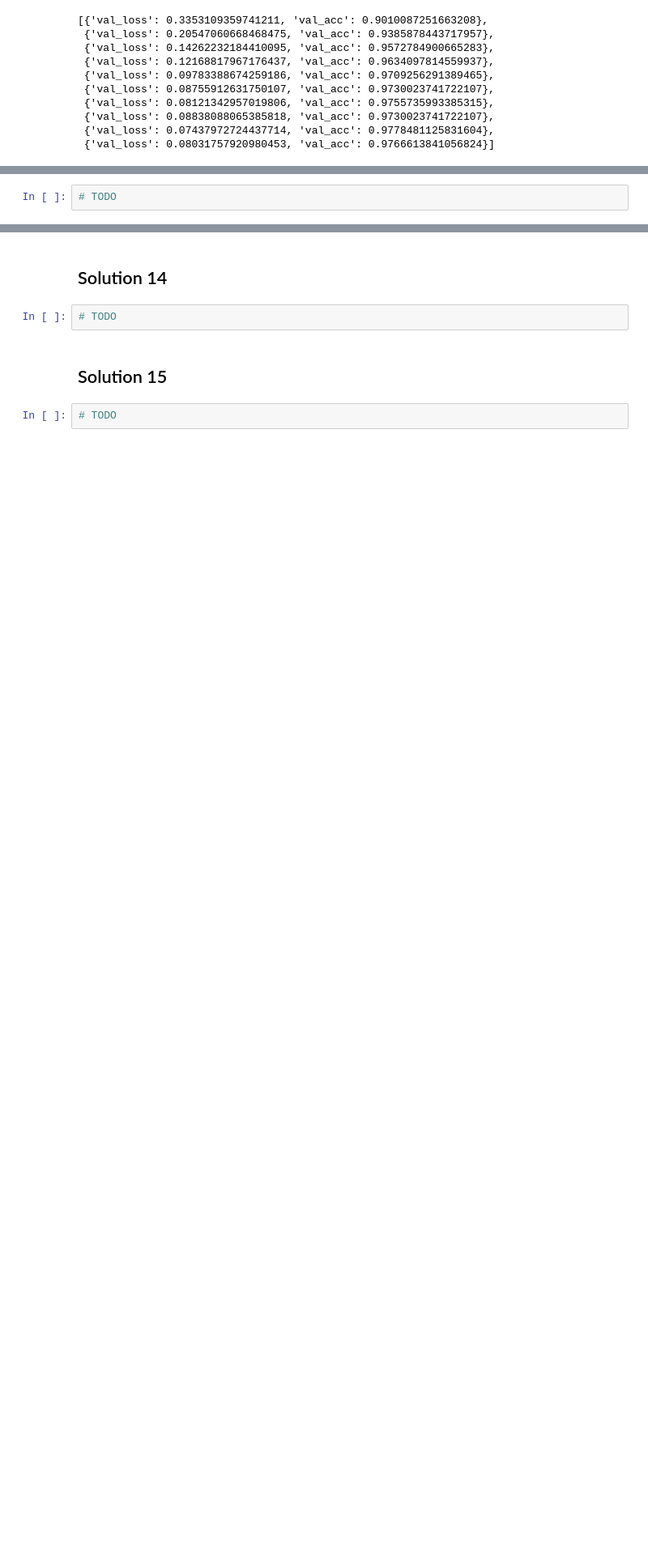
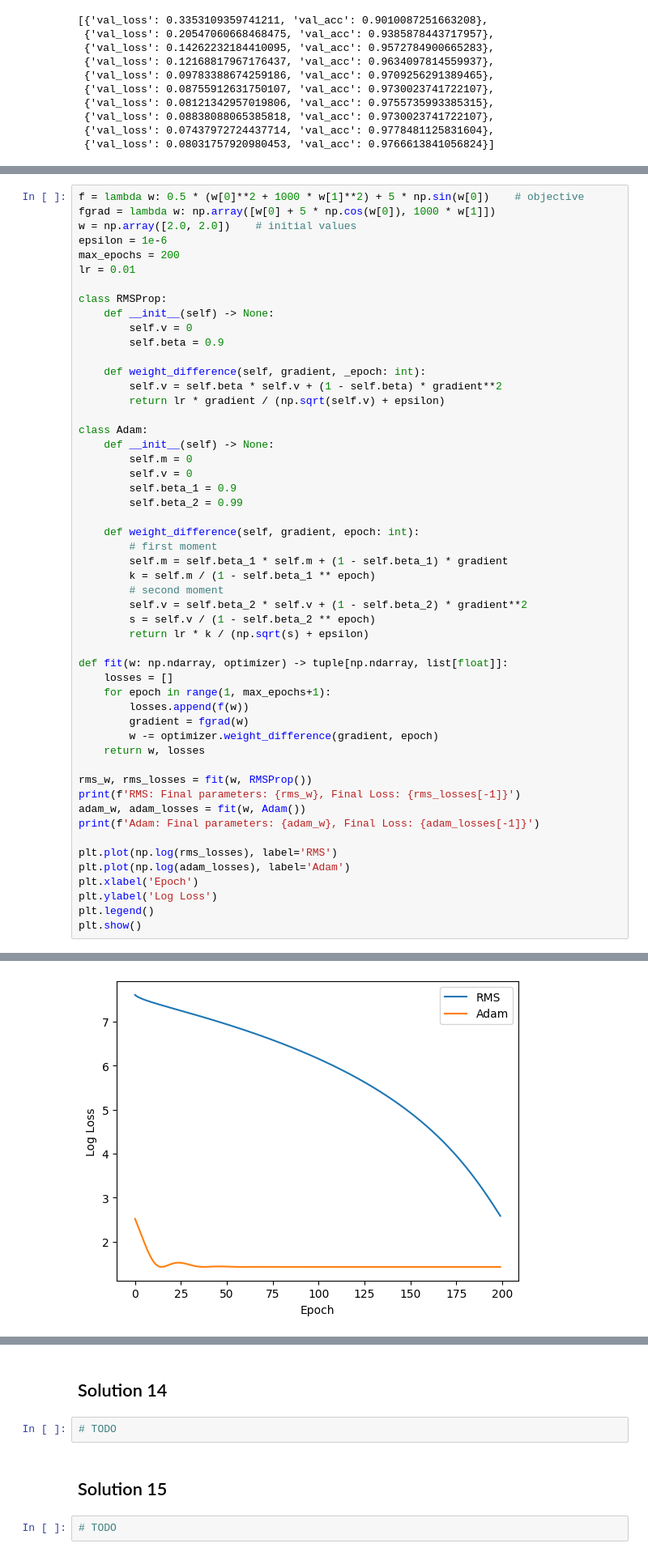
Before and after one commit to sohang3112/iit-madras-web-mtech-ai, a Jupyter notebook: trimester2/DA6401W_DeepLearning/assignments/solution_Assignment3.ipynb, the cells around one changed output, grey strips where cells are left out. Shown at 81% size. Saved outputs shown, nothing was run; the diff lists cells and outputs as text; blank space fills up the shorter version.

```diff
--- a/trimester2/DA6401W_DeepLearning/assignments/solution_Assignment3.ipynb
+++ b/trimester2/DA6401W_DeepLearning/assignments/solution_Assignment3.ipynb
@@ -154,2 +175,53 @@ for i in range(3):
 # %%
-# TODO
+f = lambda w: 0.5 * (w[0]**2 + 1000 * w[1]**2) + 5 * np.sin(w[0])    # objective
+fgrad = lambda w: np.array([w[0] + 5 * np.cos(w[0]), 1000 * w[1]])
+w = np.array([2.0, 2.0])    # initial values
+epsilon = 1e-6
+max_epochs = 200
+lr = 0.01
+
+class RMSProp:
+    def __init__(self) -> None:
+        self.v = 0
+        self.beta = 0.9
+
+    def weight_difference(self, gradient, _epoch: int):
+        self.v = self.beta * self.v + (1 - self.beta) * gradient**2
+        return lr * gradient / (np.sqrt(self.v) + epsilon)
+
+class Adam:
+    def __init__(self) -> None:
+        self.m = 0
+        self.v = 0
+        self.beta_1 = 0.9
+        self.beta_2 = 0.99
+
+    def weight_difference(self, gradient, epoch: int):
+        # first moment
+        self.m = self.beta_1 * self.m + (1 - self.beta_1) * gradient
+        k = self.m / (1 - self.beta_1 ** epoch)
+        # second moment
+        self.v = self.beta_2 * self.v + (1 - self.beta_2) * gradient**2
+        s = self.v / (1 - self.beta_2 ** epoch)
+        return lr * k / (np.sqrt(s) + epsilon)
+
+def fit(w: np.ndarray, optimizer) -> tuple[np.ndarray, list[float]]:
+    losses = []
+    for epoch in range(1, max_epochs+1):
+        losses.append(f(w))
+        gradient = fgrad(w)
+        w -= optimizer.weight_difference(gradient, epoch)
+    return w, losses
+
+rms_w, rms_losses = fit(w, RMSProp())
+print(f'RMS: Final parameters: {rms_w}, Final Loss: {rms_losses[-1]}')
+adam_w, adam_losses = fit(w, Adam())
+print(f'Adam: Final parameters: {adam_w}, Final Loss: {adam_losses[-1]}')
+
+plt.plot(np.log(rms_losses), label='RMS')
+plt.plot(np.log(adam_losses), label='Adam')
+plt.xlabel('Epoch')
+plt.ylabel('Log Loss')
+plt.legend()
+plt.show()
+# %% [output]
@@ -156 +230,2 @@ for i in range(3):
+[figure, added]
 # %% [markdown]
```
Also changed, not shown: parts of 20 cells of this notebook, 6 other files.
